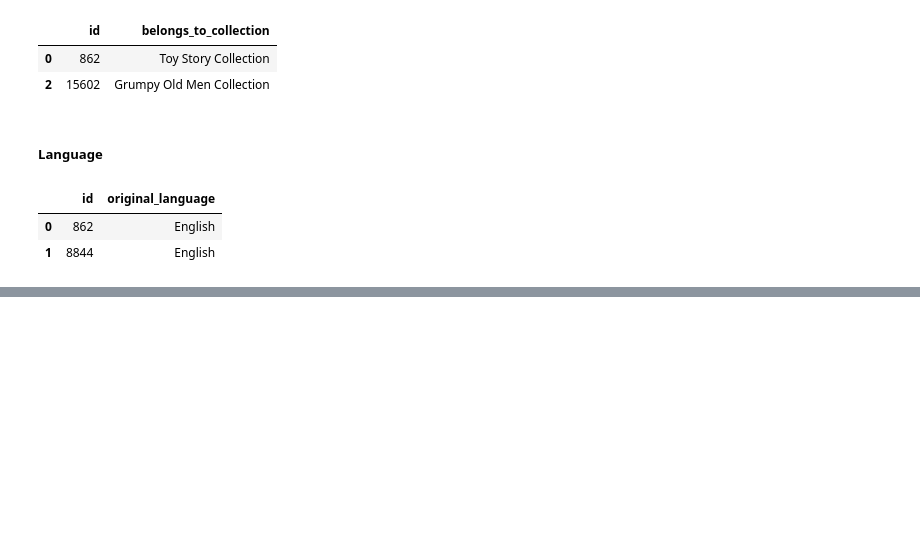
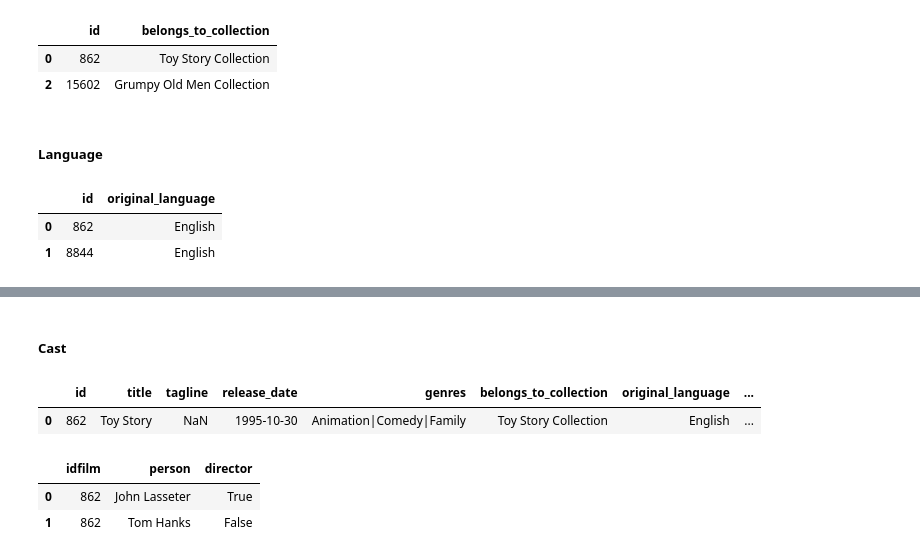
Before and after one commit to julien-data-analyst/Application_web_film, a Jupyter notebook: code/explo.ipynb, the cells around one changed output, grey strips where cells are left out. Cells and saved outputs as stored; diff of their text form; code cells hidden in the pictures; blank space fills up the shorter version.

```diff
--- a/code/explo.ipynb
+++ b/code/explo.ipynb
@@ -434,0 +449,7 @@ language.head(n=2)
+# %% [markdown]
+##### Cast
+# %%
+dataset.head(n=1)
+# %% [output]
+|  | id | title | tagline | release_date | genres | belongs_to_collection | original_language | ... |
+| 0 | 862 | Toy Story | NaN | 1995-10-30 | Animation|Comedy|Family | Toy Story Collection | English | ... |
@@ -434,0 +504,6 @@ language.head(n=2)
+# %%
+person_director_table.head(n=2)
+# %% [output]
+|  | idfilm | person | director |
+| 0 | 862 | John Lasseter | True |
+| 1 | 862 | Tom Hanks | False |
```
Also changed, not shown: parts of 4 cells of this notebook.
